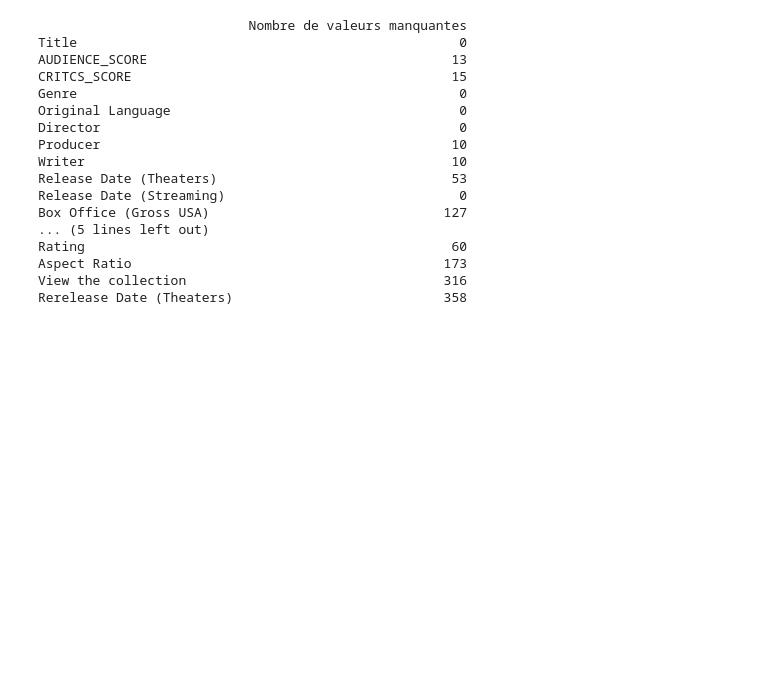
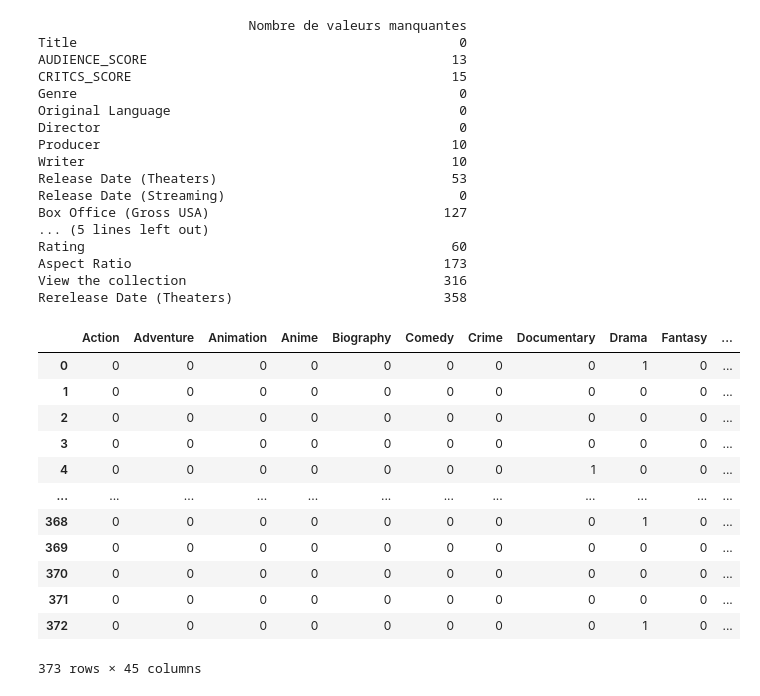
Before and after one commit to ZakaryaAD/Projet-Data-ALAMI-et-Blel, a Jupyter notebook: Web scraping with Selenium.ipynb, the cells around one changed output. Cells and saved outputs as stored; diff of their text form; code cells hidden in the pictures; blank space fills up the shorter version.

```diff
--- a/Web scraping with Selenium.ipynb
+++ b/Web scraping with Selenium.ipynb
@@ -217,6 +217,18 @@ def convert_to_dd_mm_yyyy_theater(date_str):
     date_obj = pd.to_datetime(date_str, format='%b %d, %Y', errors='coerce', dayfirst=True)
     formatted_date = date_obj.strftime('%d/%m/%Y')
     return formatted_date
+# %%
+def convert_to_dd_mm_yyyy_streaming(date_str):
+
+        # Vérifier si la valeur est NaN
+    if pd.isna(date_str):
+        return None
+
+    # Convertir la date en format datetime
+    date_obj = pd.to_datetime(date_str, format='%b %d, %Y')
+    # Formater la date en "JJ/MM/AAAA"
+    formatted_date = date_obj.strftime('%d/%m/%Y')
+    return formatted_date
 # %%
 # Utiliser la casse exacte des noms de colonnes de votre DataFrame
 df['Release Date (Theaters)'] = df['Release Date (Theaters)'].apply(convert_to_dd_mm_yyyy_theater)
@@ -264,3 +276,24 @@ df['TitleLength'] = df['Title'].apply(len)
 # Convertir la colonne "Audience Score" en pourcentage
 df['AUDIENCE_SCORE'] = df['AUDIENCE_SCORE'].str.rstrip('%').astype('float') / 100.0
 df['CRITCS_SCORE'] = df['CRITCS_SCORE'].str.rstrip('%').astype('float') / 100.0
+# %%
+df['Genre'] = df['Genre'].str.split(',')
+# %%
+# Use get_dummies to create separate columns for each genre
+df_dummies = pd.get_dummies(df['Genre'].apply(pd.Series).stack()).groupby(level=0).sum()
+# %%
+df_dummies
+# %% [output]
+|  | Action | Adventure | Animation | Anime | Biography | Comedy | Crime | Documentary | Drama | Fantasy | ... |
+| 0 | 0 | 0 | 0 | 0 | 0 | 0 | 0 | 0 | 1 | 0 | ... |
+| 1 | 0 | 0 | 0 | 0 | 0 | 0 | 0 | 0 | 0 | 0 | ... |
+| 2 | 0 | 0 | 0 | 0 | 0 | 0 | 0 | 0 | 0 | 0 | ... |
+| 3 | 0 | 0 | 0 | 0 | 0 | 0 | 0 | 0 | 0 | 0 | ... |
+| 4 | 0 | 0 | 0 | 0 | 0 | 0 | 0 | 1 | 0 | 0 | ... |
+| ... | ... | ... | ... | ... | ... | ... | ... | ... | ... | ... | ... |
+| 368 | 0 | 0 | 0 | 0 | 0 | 0 | 0 | 0 | 1 | 0 | ... |
+| 369 | 0 | 0 | 0 | 0 | 0 | 0 | 0 | 0 | 0 | 0 | ... |
+| 370 | 0 | 0 | 0 | 0 | 0 | 0 | 0 | 0 | 0 | 0 | ... |
+| 371 | 0 | 0 | 0 | 0 | 0 | 0 | 0 | 0 | 0 | 0 | ... |
+| 372 | 0 | 0 | 0 | 0 | 0 | 0 | 0 | 0 | 1 | 0 | ... |
+373 rows × 45 columns
```
